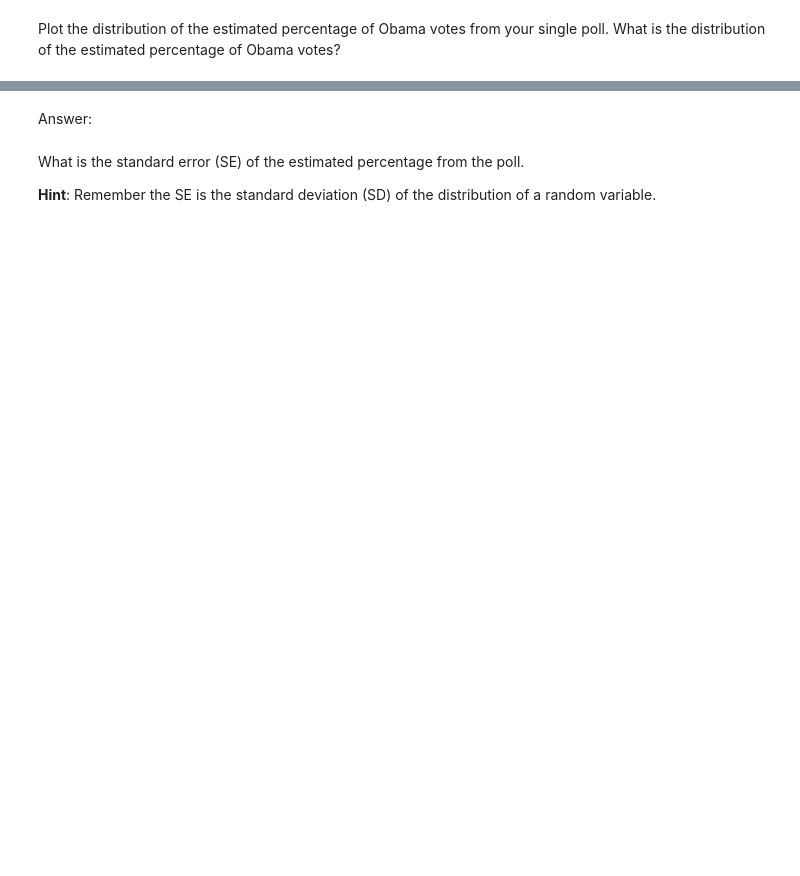
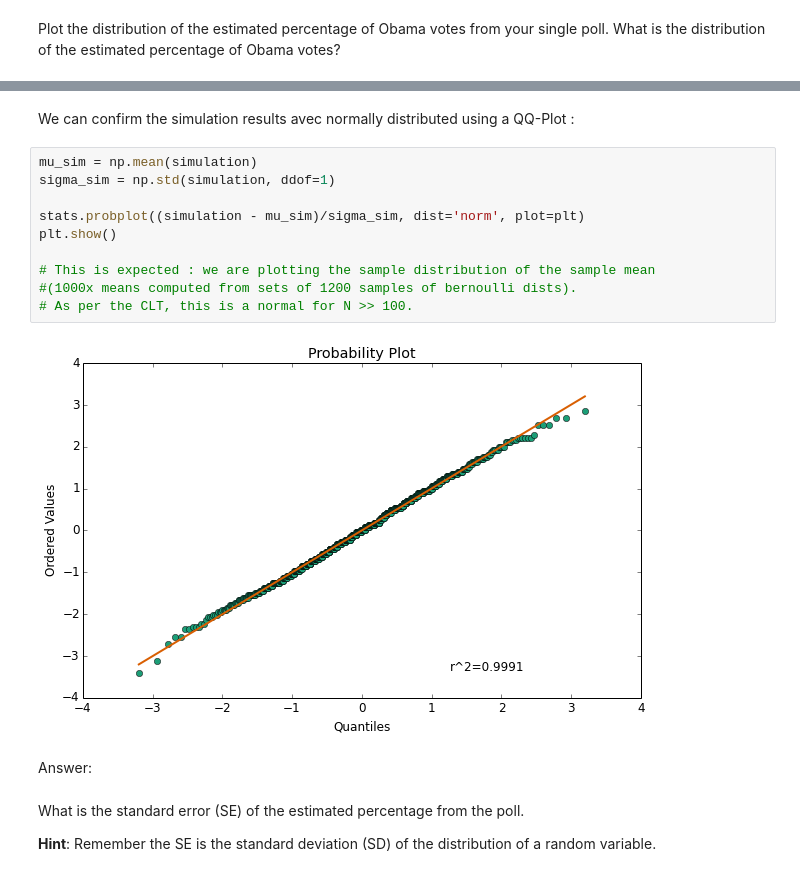
Before and after one commit to gaspaio/harvard-cs109-2014, a Jupyter notebook: homework-mine/HW2-mine.ipynb, the cells around one changed output, grey strips where cells are left out. Saved outputs shown, nothing was run; the diff lists cells and outputs as text; blank space fills up the shorter version.

```diff
--- a/homework-mine/HW2-mine.ipynb
+++ b/homework-mine/HW2-mine.ipynb
@@ -290,3 +327,17 @@ Plot the distribution of the estimated percentage of Obama votes from your singl
+# %% [markdown]
+We can confirm the simulation results avec normally distributed using a QQ-Plot :
+# %%
+mu_sim = np.mean(simulation)
+sigma_sim = np.std(simulation, ddof=1)
+
+stats.probplot((simulation - mu_sim)/sigma_sim, dist='norm', plot=plt)
+plt.show()
+
+# This is expected : we are plotting the sample distribution of the sample mean
+#(1000x means computed from sets of 1200 samples of bernoulli dists).
+# As per the CLT, this is a normal for N >> 100.
+# %% [output]
+[figure, added]
 # %% [markdown]
 Answer:
 # %% [markdown]
```
Also changed, not shown: parts of 47 cells of this notebook, 1 other file.
